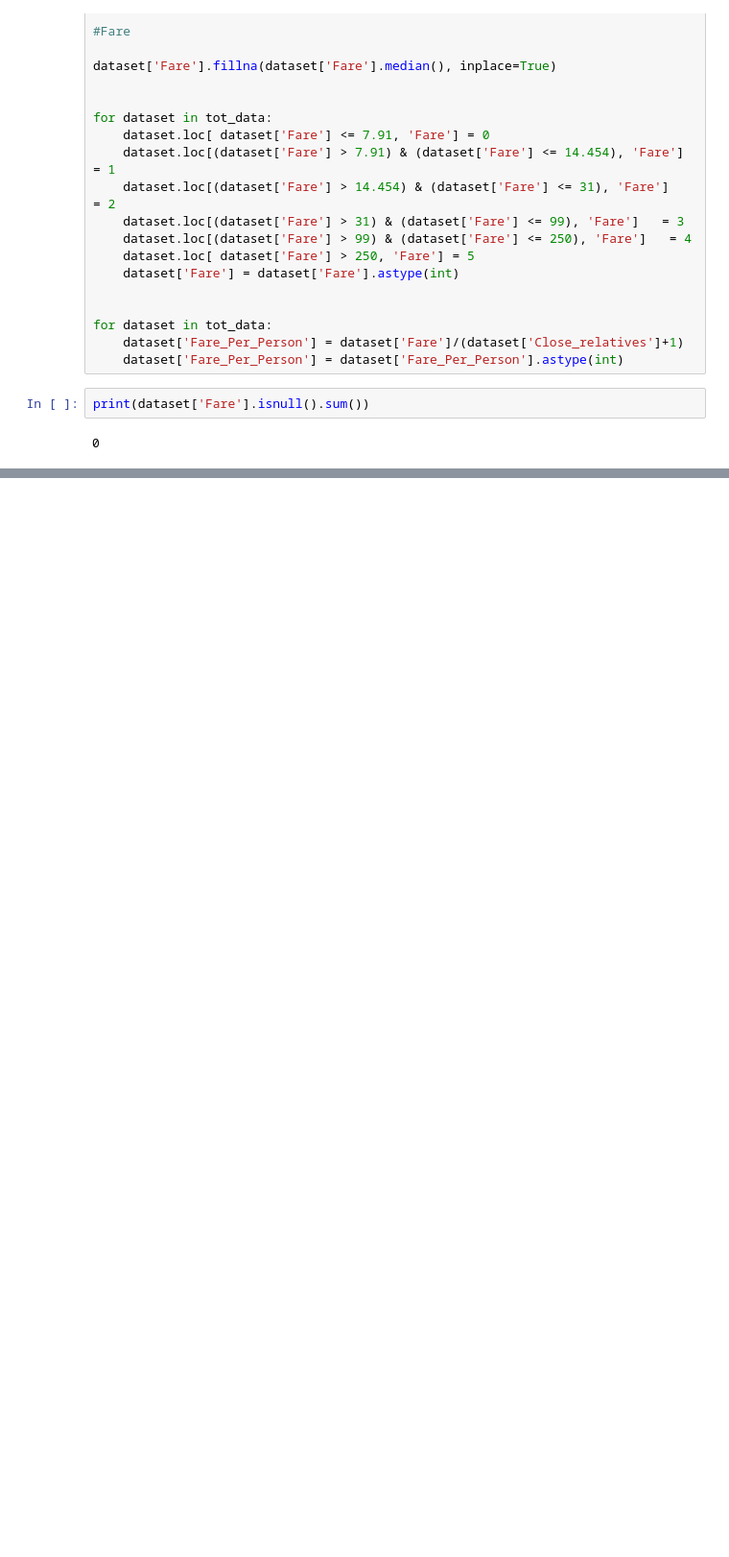
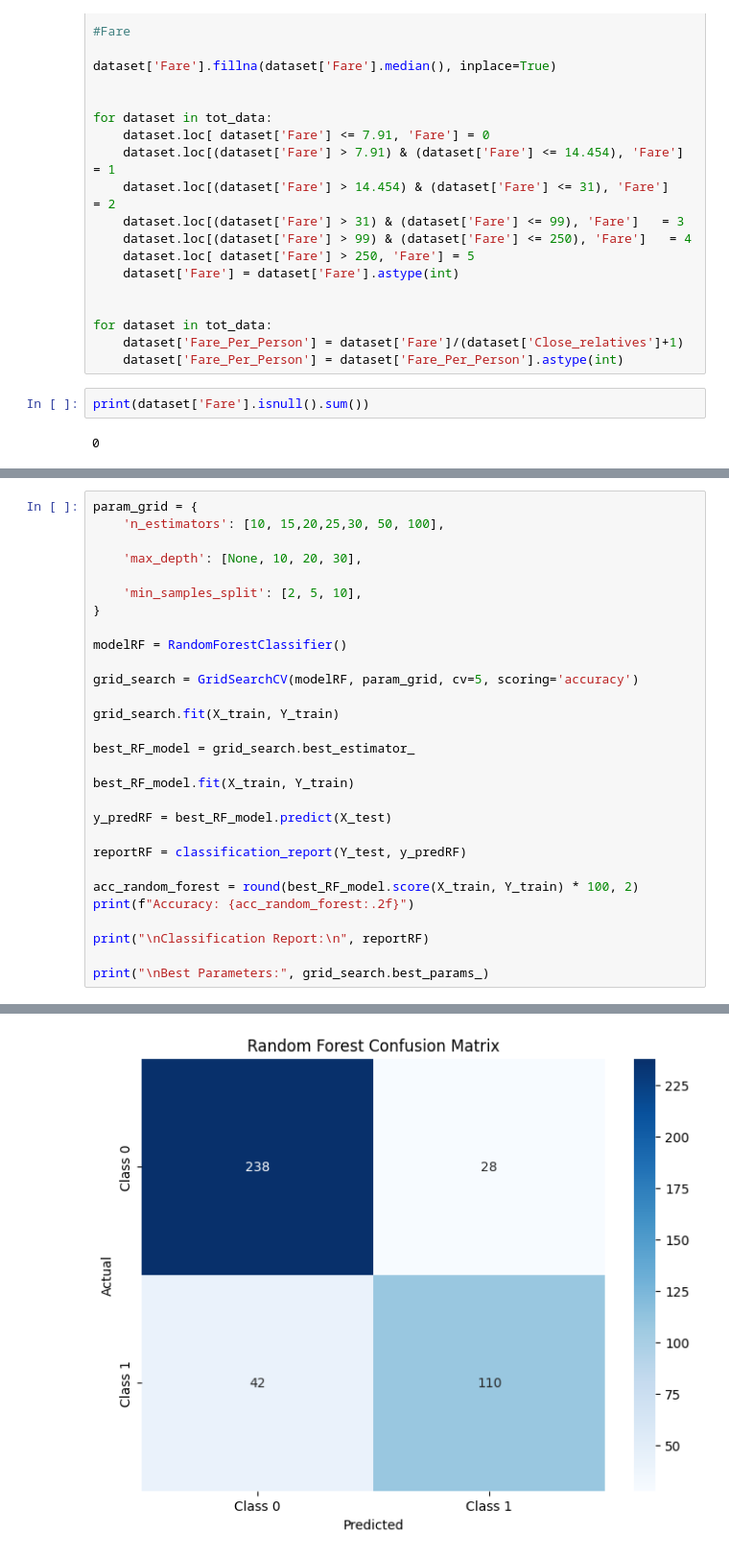
Before and after one commit to SpectreB/Data-Sci, a Jupyter notebook: Titanic.ipynb, the cells around one changed output, grey strips where cells are left out. Shown at 96% size. Cells and saved outputs as stored; diff of their text form; blank space fills up the shorter version.

```diff
--- a/Titanic.ipynb
+++ b/Titanic.ipynb
@@ -301,0 +487,30 @@ X_train
+# %%
+param_grid = {
+    'n_estimators': [10, 15,20,25,30, 50, 100],
+
+    'max_depth': [None, 10, 20, 30],
+
+    'min_samples_split': [2, 5, 10],
+}
+
+modelRF = RandomForestClassifier()
+
+grid_search = GridSearchCV(modelRF, param_grid, cv=5, scoring='accuracy')
+
+grid_search.fit(X_train, Y_train)
+
+best_RF_model = grid_search.best_estimator_
+
+best_RF_model.fit(X_train, Y_train)
+
+y_predRF = best_RF_model.predict(X_test)
+
+reportRF = classification_report(Y_test, y_predRF)
+
+acc_random_forest = round(best_RF_model.score(X_train, Y_train) * 100, 2)
+print(f"Accuracy: {acc_random_forest:.2f}")
+
+print("\nClassification Report:\n", reportRF)
+
+print("\nBest Parameters:", grid_search.best_params_)
+# %% [output]
@@ -301,0 +531 @@ X_train
+[figure, added]
```
Also changed, not shown: parts of 22 cells of this notebook.
